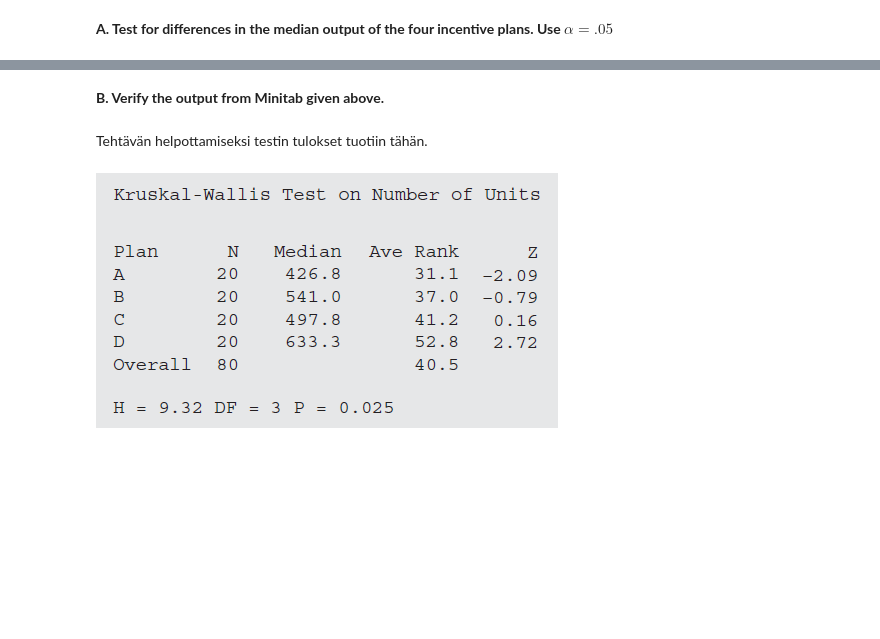
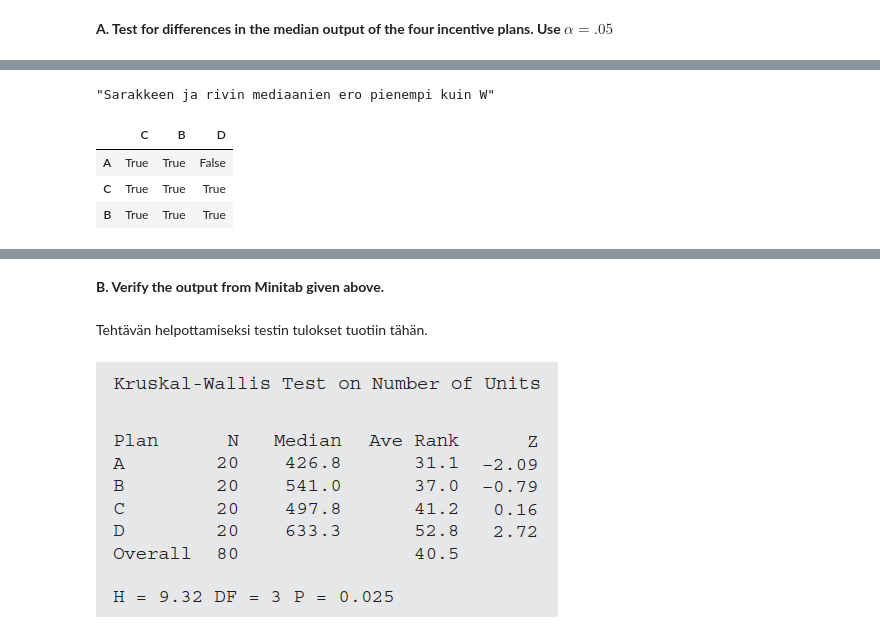
Before and after one commit to karmus89/statistics-data-analysis-exercises, a Jupyter notebook: Exercises.ipynb, the cells around one changed output, grey strips where cells are left out. Drawn from its saved outputs; the diff is of its cells as text; code cells hidden in the pictures; blank space fills up the shorter version.

```diff
--- a/Exercises.ipynb
+++ b/Exercises.ipynb
@@ -1595,0 +1553,9 @@ Eli näiden testien pohjalta voidaan todeta, että mediaanin eroavuuden osalta C
+# %%
+print('"Sarakkeen ja rivin mediaanien ero pienempi kuin W"')
+medians_df < w
+# %% [output]
+"Sarakkeen ja rivin mediaanien ero pienempi kuin W"
+|  | C | B | D |
+| A | True | True | False |
+| C | True | True | True |
+| B | True | True | True |
```
Also changed, not shown: parts of 94 cells of this notebook.
